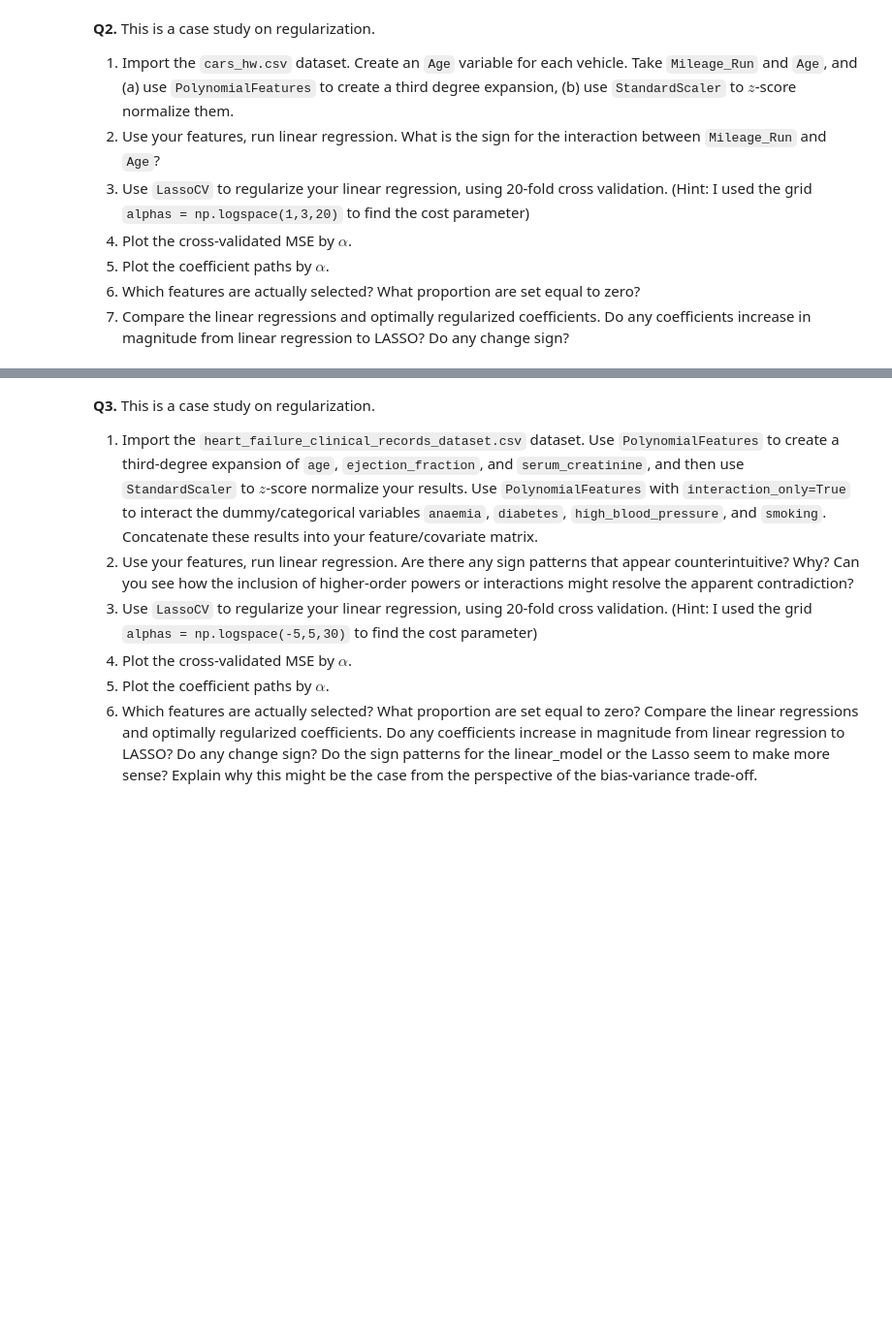
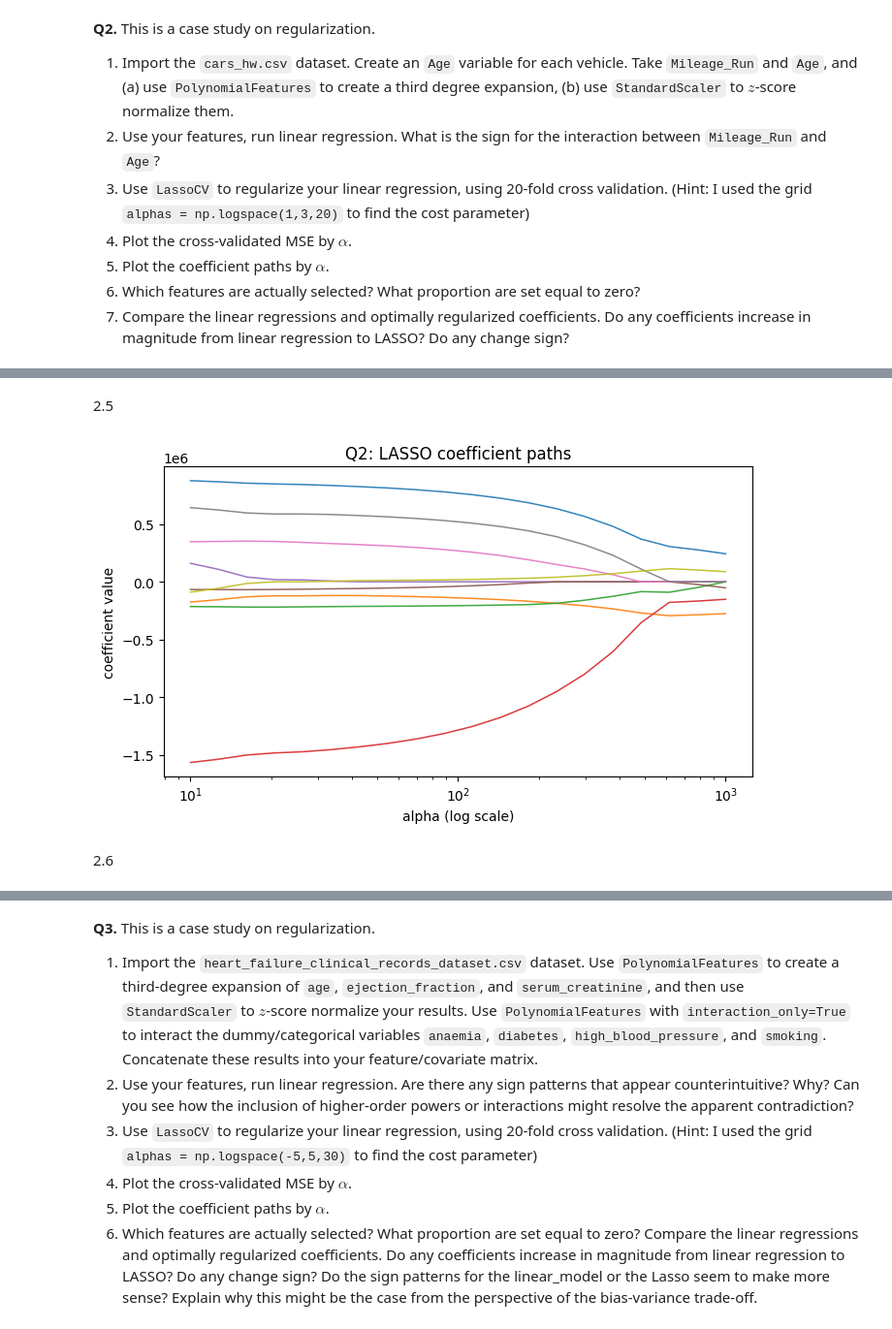
Before and after one commit to danieljson15/undergrad_ml_assignments, a Jupyter notebook: 04_assignment_regularization.ipynb, the cells around one changed output, grey strips where cells are left out. Shown at 97% size. Cells and saved outputs as stored; diff of their text form; code cells hidden in the pictures; blank space fills up the shorter version.

```diff
--- a/04_assignment_regularization.ipynb
+++ b/04_assignment_regularization.ipynb
@@ -35,0 +103,23 @@
+# %% [markdown]
+2.5
+# %%
+alphas_path_cars, coefs_path_cars, _ = lasso_path(
+    X_cars,
+    y_cars,
+    alphas=np.sort(alphas_cars)[::-1],
+    max_iter=200000
+)
+
+plt.figure(figsize=(7, 4.2))
+for i in range(coefs_path_cars.shape[0]):
+    plt.plot(alphas_path_cars, coefs_path_cars[i], linewidth=1.1, alpha=0.9)
+plt.xscale('log')
+plt.title('Q2: LASSO coefficient paths')
+plt.xlabel('alpha (log scale)')
+plt.ylabel('coefficient value')
+plt.tight_layout()
+plt.show()
+# %% [output]
+[figure, added]
+# %% [markdown]
+2.6
```
Also changed, not shown: parts of 30 cells of this notebook.
